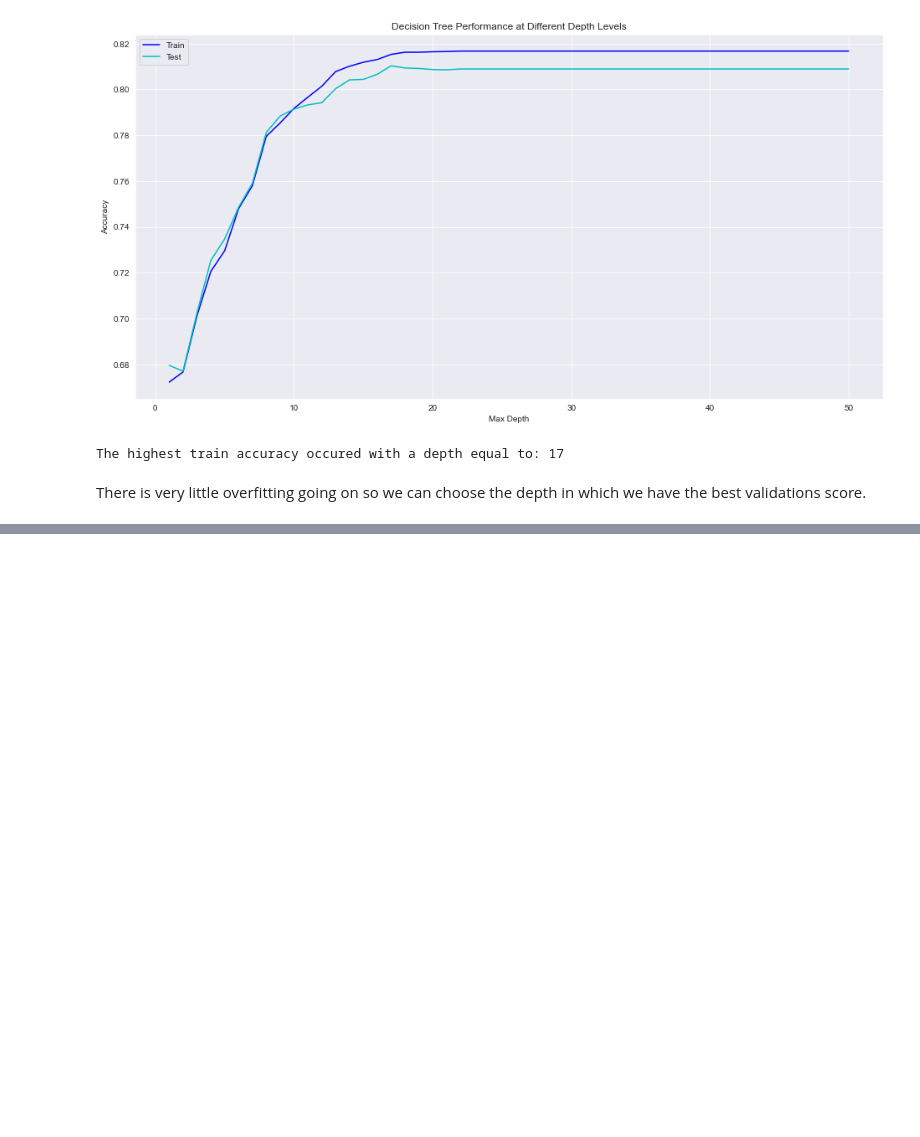
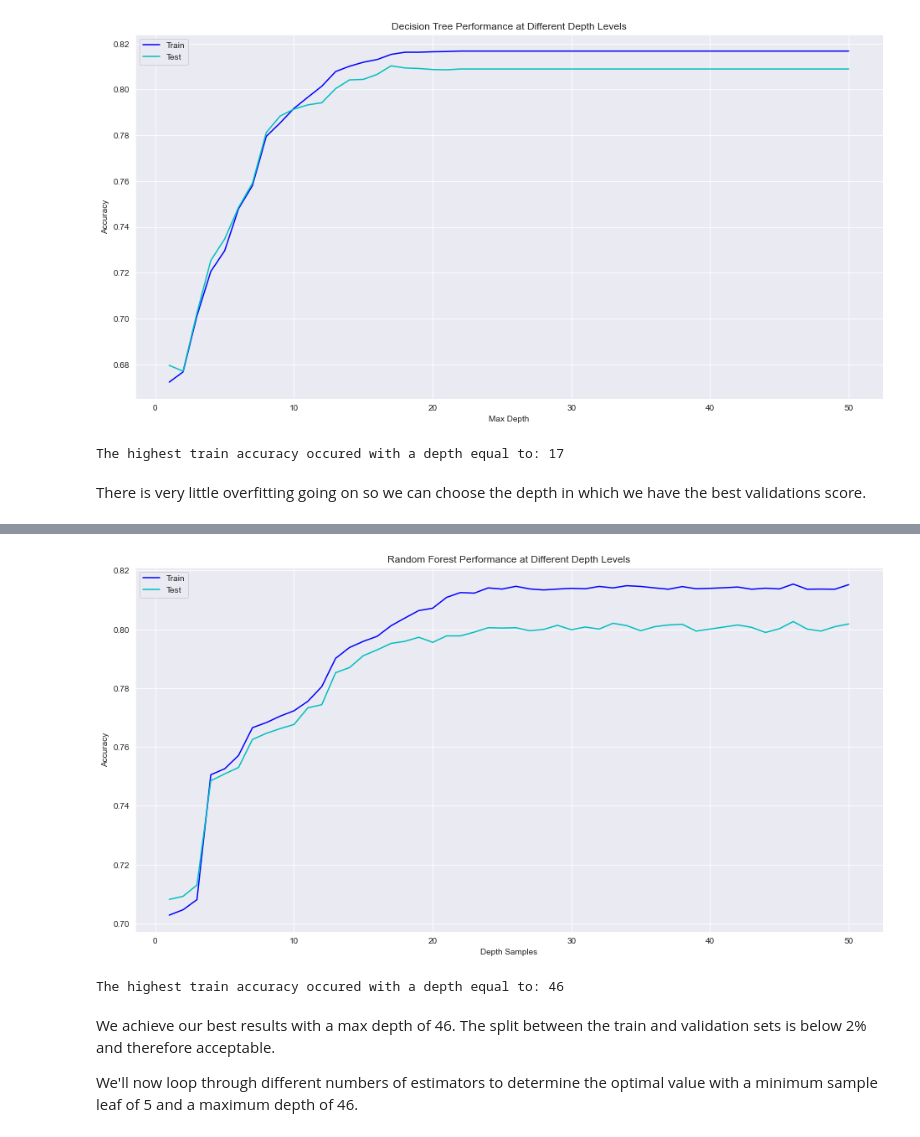
Before and after one commit to JordanFortney/recruitmentTargetsML, a Jupyter notebook: hrAnalytics.ipynb, the cells around one changed output, grey strips where cells are left out. Cells and saved outputs as stored; diff of their text form; code cells hidden in the pictures; blank space fills up the shorter version.

```diff
--- a/hrAnalytics.ipynb
+++ b/hrAnalytics.ipynb
@@ -1529,28 +1369,0 @@ The highest train accuracy occured with a depth equal to: 41
-# %%
-nEst = np.arange(1, 101)
-estimator_value = []
-train_accuracies4 = []
-test_accuracies4 = []
-
-if (os.path.exists('preRunModels/trainAccuracies4.joblib') & os.path.exists('preRunModels/testAccuracies4.joblib') & os.path.exists('preRunModels/nEstimatorValues.joblib')):
-    train_accuracies4 = joblib.load('preRunModels/trainAccuracies4.joblib')
-    test_accuracies4 = joblib.load('preRunModels/testAccuracies4.joblib')
-    estimator_value = joblib.load('preRunModels/nEstimatorValues.joblib')
-    print("Pre-run model will be loaded")
-else:
-    for est in nEst:
-        rfXrfe = RandomForestClassifier(n_estimators = est, max_depth = dBest2, min_samples_leaf = 16)
-        rfXrfe.fit(x1_train, y1_train)
-
-        y_train_pred = rfXrfe.predict(x1_train)
-        y_test_pred = rfXrfe.predict(x1_val)
-
-        train_accuracies4.append(accuracy_score(y1_train, y_train_pred))
-        test_accuracies4.append(accuracy_score(y1_val, y_test_pred))
-        estimator_value.append(est)
-
-        print(f"nEst={est}/100", end="\r")
-
-    joblib.dump(train_accuracies4, 'preRunModels/trainAccuracies4.joblib')
-    joblib.dump(test_accuracies4, 'preRunModels/testAccuracies4.joblib')
-    joblib.dump(estimator_value, 'preRunModels/nEstimatorValues.joblib')
@@ -1716,0 +1528,23 @@ predXrfe
+# %%
+# Plot the traina nd validation results
+plt.figure(figsize = (16,8))
+plt.plot(depth2_value, train_accuracies5, label="Train", color = 'b')
+plt.plot(depth2_value, test_accuracies5, label="Test", color = 'c')
+plt.xlabel("Depth Samples")
+plt.ylabel("Accuracy")
+plt.legend()
+plt.title('Random Forest Performance at Different Depth Levels')
+plt.show()
+
+# Best depth
+dBest2 = depth2_value[test_accuracies5.index(max(test_accuracies5))]
+
+# Print The depth with the highest valuation accuracy
+print(f"The highest train accuracy occured with a depth equal to: {dBest2}")
+# %% [output]
+[figure, added]
+The highest train accuracy occured with a depth equal to: 46
+# %% [markdown]
+We achieve our best results with a max depth of 46. The split between the train and validation sets is below 2% and therefore acceptable.
+
+We'll now loop through different numbers of estimators to determine the optimal value with a minimum sample leaf of 5 and a maximum depth of 46.
```
Also changed, not shown: parts of 52 cells of this notebook, 6 other files.
